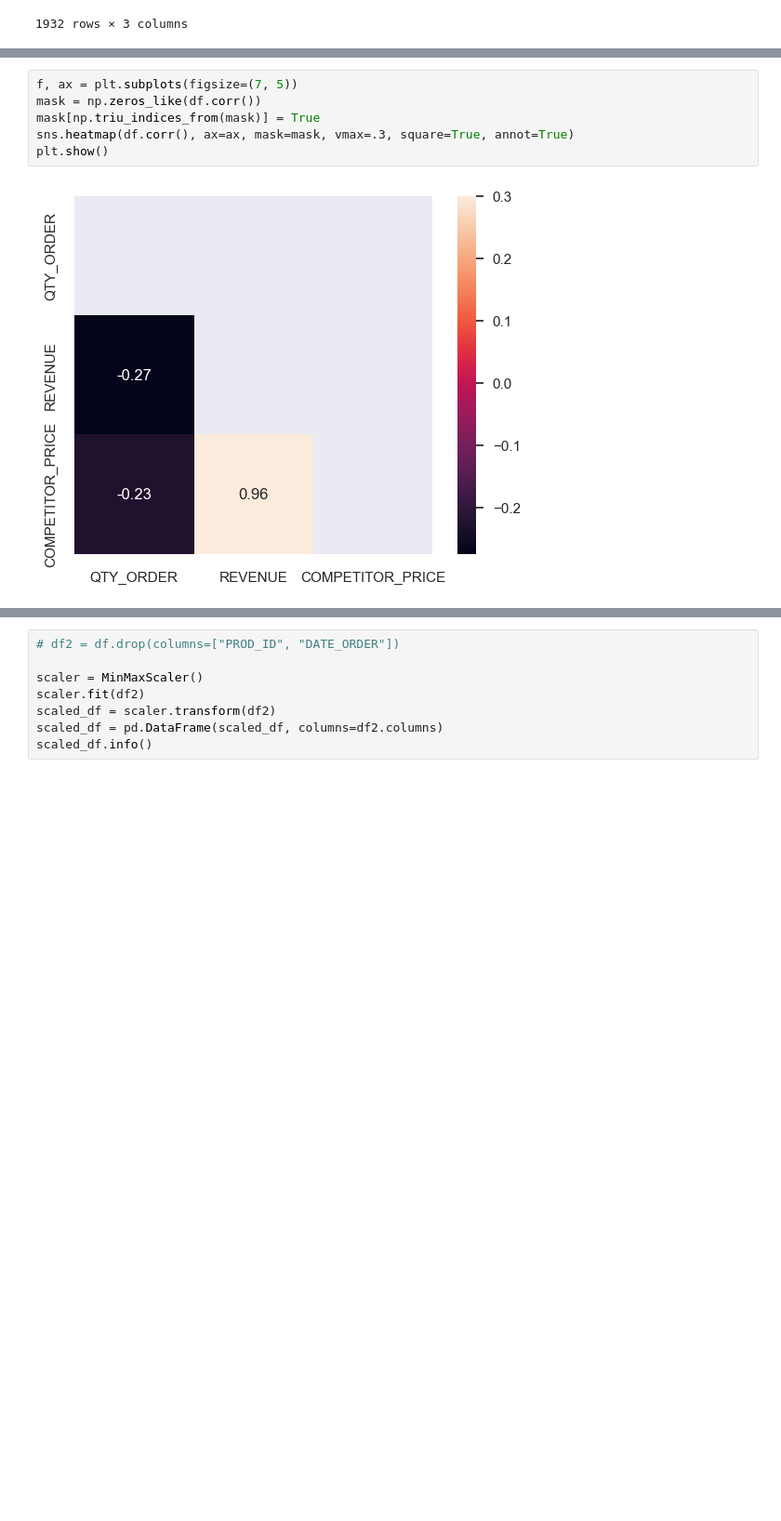
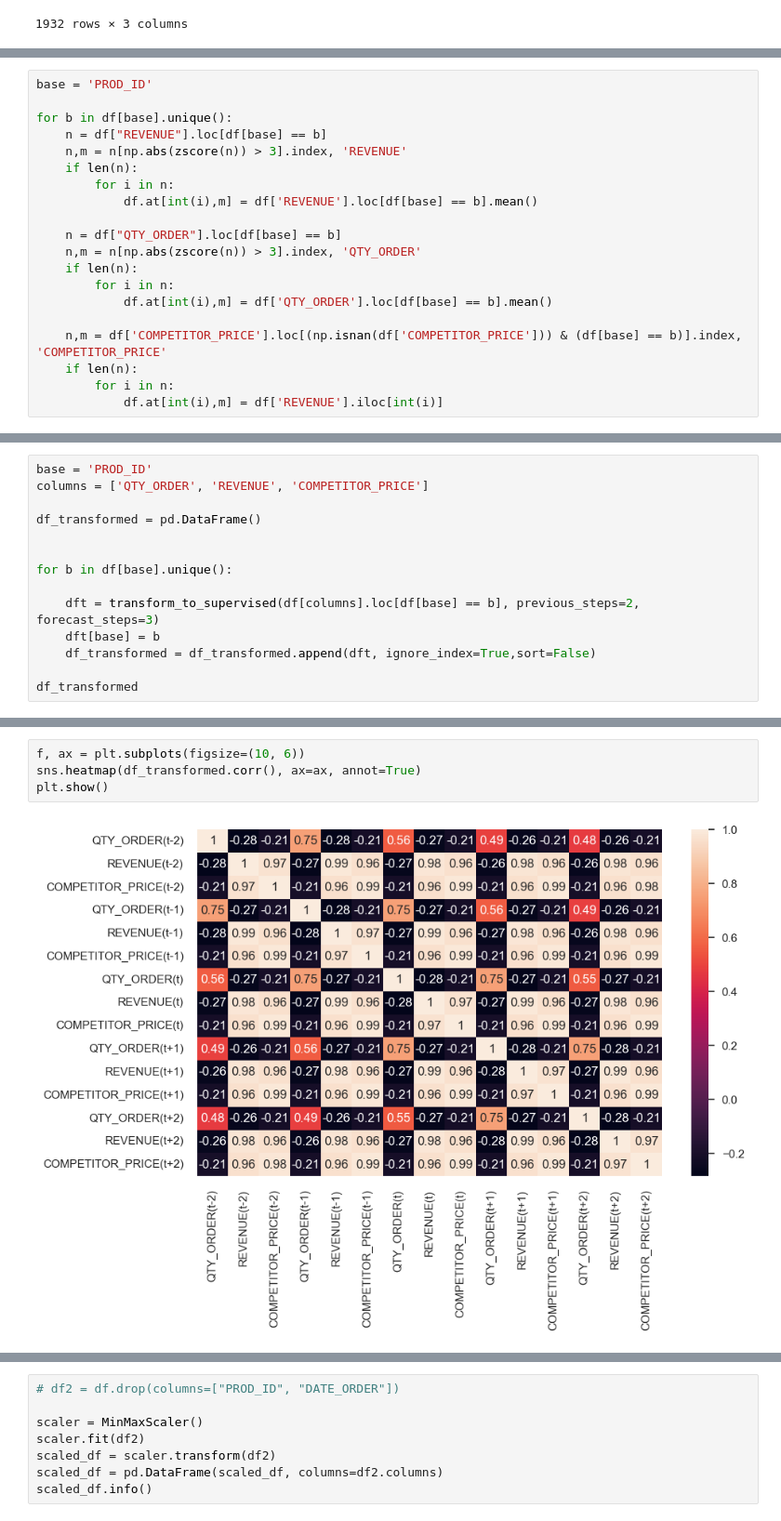
Before and after one commit to ErycM/americana_project, a Jupyter notebook: model.ipynb, the cells around one changed output, grey strips where cells are left out. Shown at 93% size. Cells and saved outputs as stored; diff of their text form; blank space fills up the shorter version.

```diff
--- a/model.ipynb
+++ b/model.ipynb
@@ -168,0 +141,20 @@ df
+# %%
+base = 'PROD_ID'
+
+for b in df[base].unique():
+    n = df["REVENUE"].loc[df[base] == b]
+    n,m = n[np.abs(zscore(n)) > 3].index, 'REVENUE'
+    if len(n):
+        for i in n:
+            df.at[int(i),m] = df['REVENUE'].loc[df[base] == b].mean()
+
+    n = df["QTY_ORDER"].loc[df[base] == b]
+    n,m = n[np.abs(zscore(n)) > 3].index, 'QTY_ORDER'
+    if len(n):
+        for i in n:
+            df.at[int(i),m] = df['QTY_ORDER'].loc[df[base] == b].mean()
+
+    n,m = df['COMPETITOR_PRICE'].loc[(np.isnan(df['COMPETITOR_PRICE'])) & (df[base] == b)].index, 'COMPETITOR_PRICE'
+    if len(n):
+        for i in n:
+            df.at[int(i),m] = df['REVENUE'].iloc[int(i)]
@@ -168,0 +231,14 @@ df
+# %%
+base = 'PROD_ID'
+columns = ['QTY_ORDER', 'REVENUE', 'COMPETITOR_PRICE']
+
+df_transformed = pd.DataFrame()
+
+
+for b in df[base].unique():
+
+    dft = transform_to_supervised(df[columns].loc[df[base] == b], previous_steps=2, forecast_steps=3)
+    dft[base] = b
+    df_transformed = df_transformed.append(dft, ignore_index=True,sort=False)
+
+df_transformed
@@ -169,8 +270,6 @@ df
 # %%
-f, ax = plt.subplots(figsize=(7, 5))
-mask = np.zeros_like(df.corr())
-mask[np.triu_indices_from(mask)] = True
-sns.heatmap(df.corr(), ax=ax, mask=mask, vmax=.3, square=True, annot=True)
+f, ax = plt.subplots(figsize=(10, 6))
+sns.heatmap(df_transformed.corr(), ax=ax, annot=True)
 plt.show()
 # %% [output]
-[figure, old version]
+[figure, new version]
```
Also changed, not shown: parts of 75 cells of this notebook, 1 other file.
